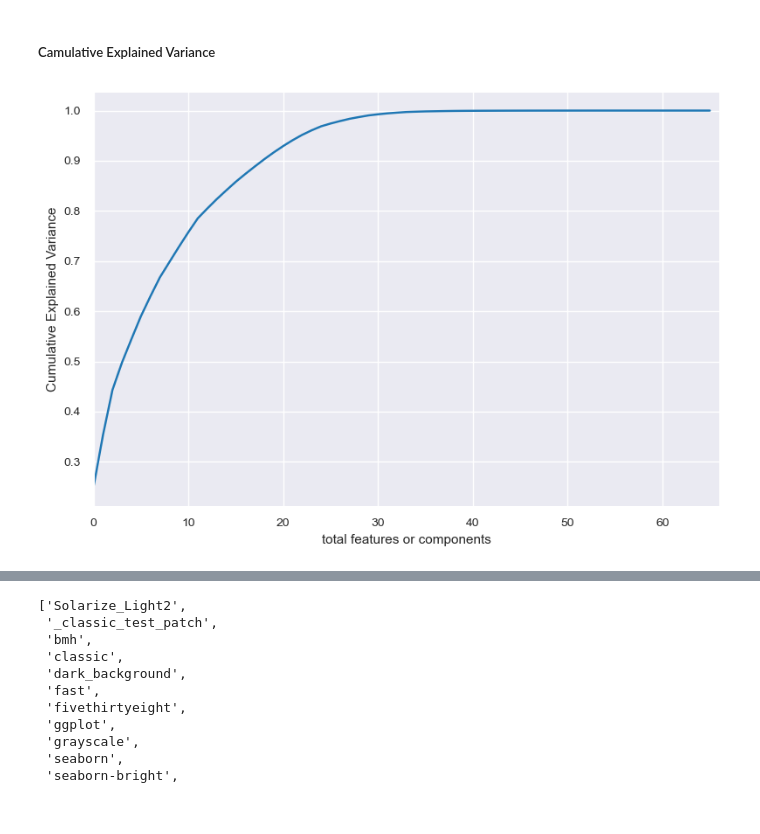
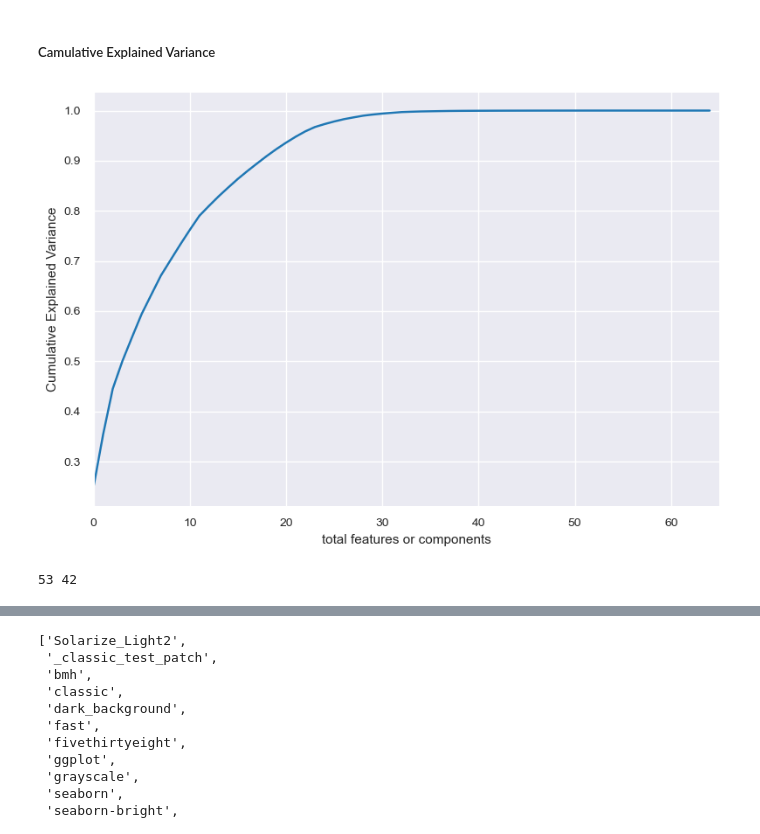
Before and after one commit to Thesis-on-Cyber-Security/Thesis-on-DDOS, a Jupyter notebook: 3rd Step/Dimensionality_Reduction.ipynb, the cells around one changed output, grey strips where cells are left out. Cells and saved outputs as stored; diff of their text form; code cells hidden in the pictures.

```diff
--- a/3rd Step/Dimensionality_Reduction.ipynb
+++ b/3rd Step/Dimensionality_Reduction.ipynb
@@ -14,7 +17,7 @@ def readCSV_Function(file_path):
     dask_df = dask_df.repartition(npartitions=8)
     return dask_df.compute(scheduler='threads')
 
-filePath = "D:\\Thesis_Group_of_Brig_Gen_Razzak_Sir\\Concatenated_Data_Before_Feature_Engineering\\Cleaned_Data.csv"
+filePath = "F:\\Thesis_ddos\\Concatenated_Data_Before_Feature_Engineering\\Cleaned_Data.csv"
 df = readCSV_Function(filePath)
 df.drop(columns=["Unnamed: 0"], inplace=True, errors='ignore')
 df = shuffle(df)
@@ -284,12 +287,15 @@ Need to reduce dimentionality of those above co-related pairs using PCA
 </h3></center>
 # %% [markdown]
 ##### But before applying PCA, need to data standardization & Compute the covariance matrix
+# %%
+X = df.drop("Label",axis=1)
+Y = df["Label"]
 # %%
 from sklearn.preprocessing import StandardScaler
 from sklearn import preprocessing
 
-X_std = StandardScaler().fit_transform(df) # data standardized / scaled here
-X_norm = preprocessing.normalize(df)
+X_std = StandardScaler().fit_transform(X) # data standardized / scaled here
+X_norm = preprocessing.normalize(X)
 mean_vec = np.mean(X_std,axis=0)
 cov_mat = ((X_std - mean_vec).T.dot(X_std - mean_vec)) / (X_std.shape[0]-1)
 cov_mat # 66 rows & 66 columns
@@ -384,16 +400,30 @@ with plt.style.context(style="grayscale"):
 # %% [markdown]
 ##### Camulative Explained Variance
 # %%
-from sklearn.decomposition import PCA
+imgPath = "C:\\Users\\Malware\\DataspellProjects\\Thesis-on-DDOS\\images\\"
+imgName = "PCA_Cumulative_explained_variance.png"
 pca = PCA().fit(X_std)
-imgPath = "G:\\Brig_Gen_Razzak_Sir_Thesis_Group\\Thesis-on-DDOS-main\\images\\"
-imgName = "PCA_Cumulative_explained_variance.png"
 with plt.style.context(style="seaborn-notebook"):
     plt.plot(np.cumsum(pca.explained_variance_ratio_))
     plt.xlabel("total features or components")
     plt.ylabel("Cumulative Explained Variance")
-    plt.xlim(0,len(df.columns),1)
+    plt.xlim(0,len(X.columns),1)
     plt.tight_layout()
     plt.savefig(imgPath+imgName)
 # %% [output]
-[figure, old version]
+[figure, new version]
+# %%
+model = PCA(n_components=0.99999).fit(X_std)
+X_pc = model.transform(X_std)
+
+# number of components
+n_pcs= model.components_.shape[0]
+# get the index of the most important feature on EACH component
+# LIST COMPREHENSION HERE
+most_important = [np.abs(model.components_[i]).argmax() for i in range(n_pcs)]
+initial_feature_names = list(X.columns)
+# get the names
+most_important_names = list(set(initial_feature_names[most_important[i]] for i in range(n_pcs)))
+print(n_pcs, len(most_important_names))
+# %% [output]
+53 42
```
Also changed, not shown: parts of 14 cells of this notebook, 3 other files.
